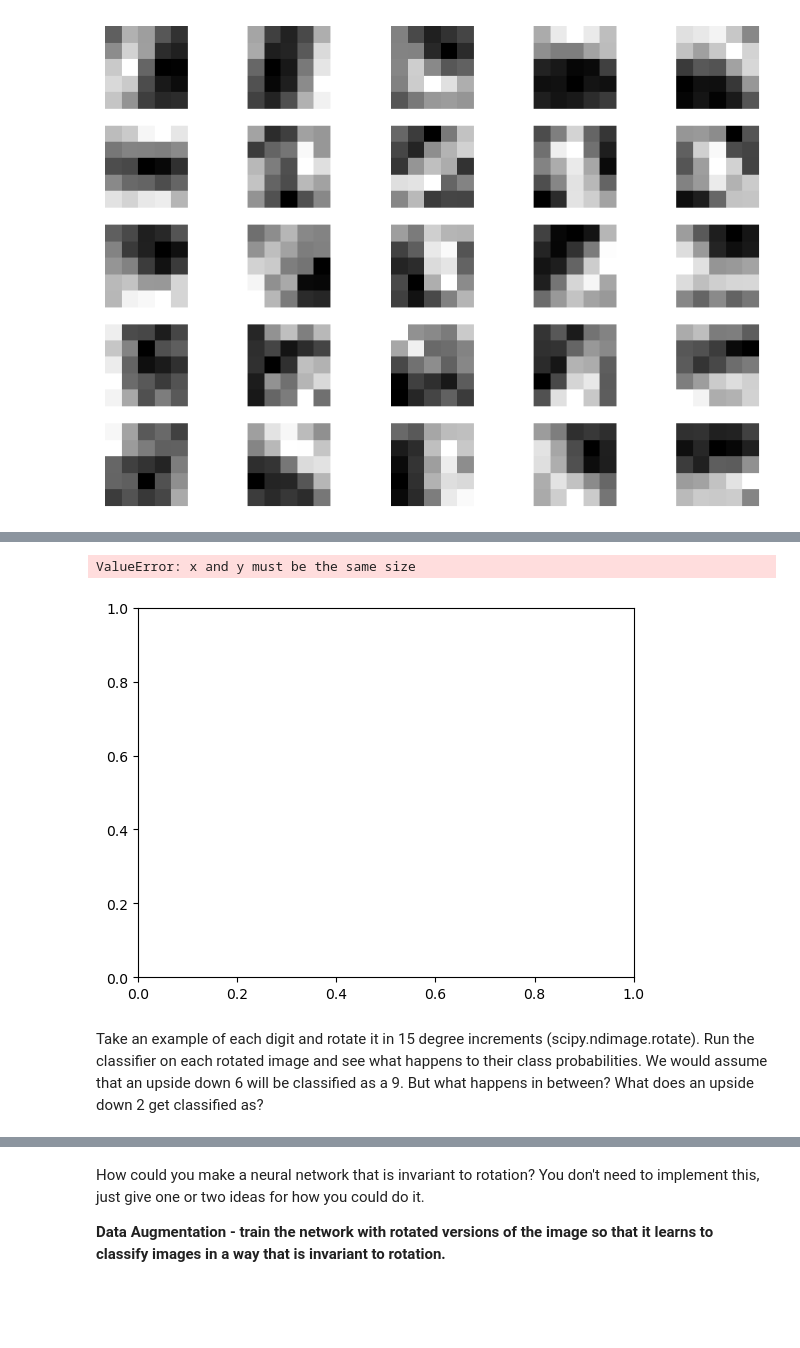
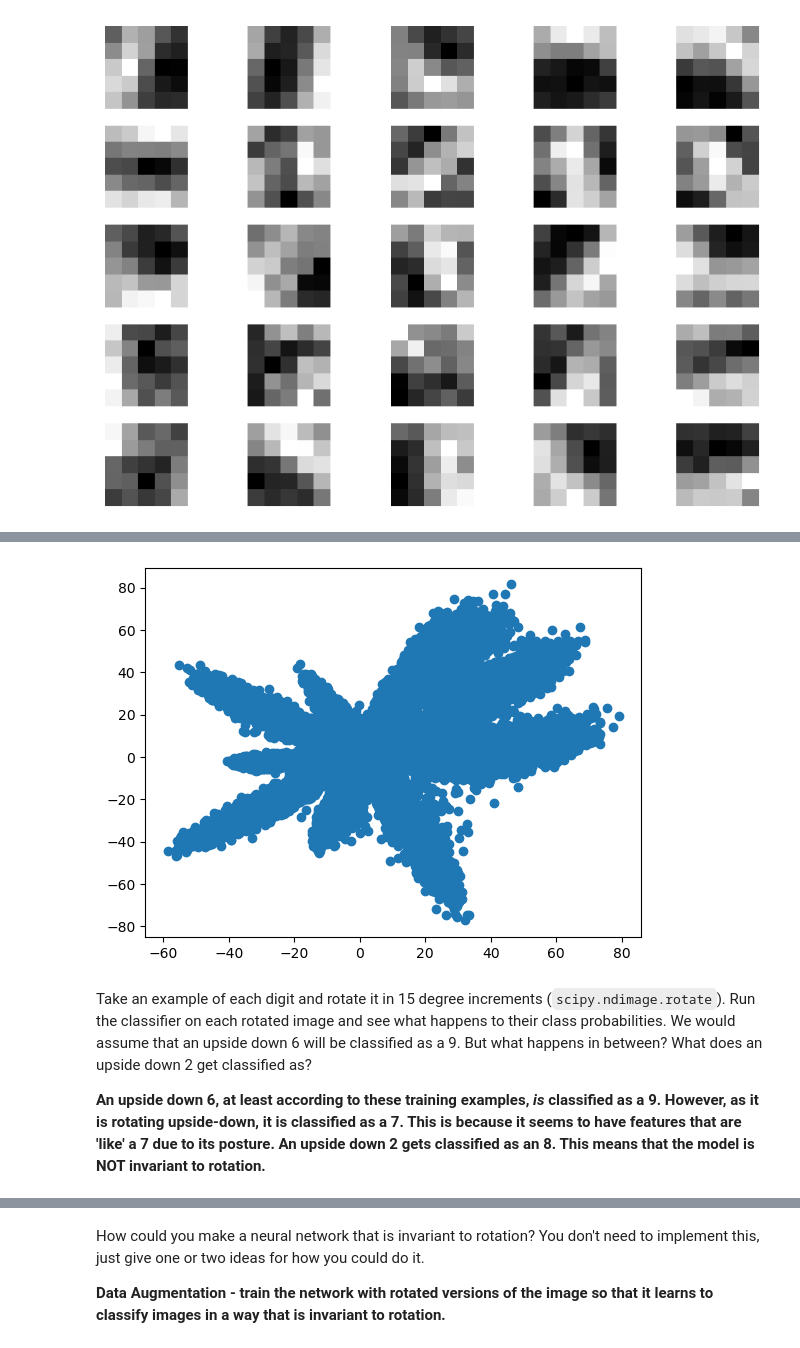
Before and after one commit to AmeerArsala/CSC-587, a Jupyter notebook: hw1/MNIST.ipynb, the cells around one changed output, grey strips where cells are left out. Cells and saved outputs as stored; diff of their text form; code cells hidden in the pictures; blank space fills up the shorter version.

```diff
--- a/hw1/MNIST.ipynb
+++ b/hw1/MNIST.ipynb
@@ -130,5 +141,5 @@ Epoch 200/200
 <keras.src.callbacks.History at 0x...>
 # %%
 # Save the model
-tf.keras.models.load_model("lenet.keras")
+model = tf.keras.models.load_model("lenet.keras")
 #model.save("lenet.h5")
@@ -188,0 +200,8 @@ Visualize the embedding learned by the network.  (In other words, make a scatter
+# %%
+# To do this, we need to make a 'new' model
+embedding_layer = model.layers[-2]
+
+embedding_model = Model(inputs=model.input, outputs=embedding_layer.output)
+# %%
+# generate embeddings
+embeddings = embedding_model.predict(X_train)
@@ -189,11 +210,4 @@ Visualize the embedding learned by the network.  (In other words, make a scatter
 # %%
-def generate_embeddings(x):
-  x_ = x
-  for i in range(len(model.layers) - 1):
-    x_ = model.layers[i](x_)
-
-  return x_
-
-
-plt.scatter(X_train[0], generate_embeddings(X_train))
+# Create scatter plot
+plt.scatter(embeddings[:, 0], embeddings[:, 1])
 # %% [output]
@@ -204,7 +215,8 @@ plt.scatter(X_train[0], generate_embeddings(X_train))
-ValueError: x and y must be the same size
-[figure, old version]
+[figure, new version]
 # %% [markdown]
-Take an example of each digit and rotate it in 15 degree increments (scipy.ndimage.rotate).  Run the classifier on each rotated image and see what happens to their class probabilities.  We would assume that an upside down 6 will be classified as a 9.  But what happens in between?  What does an upside down 2 get classified as?
+Take an example of each digit and rotate it in 15 degree increments (`scipy.ndimage.rotate`).  Run the classifier on each rotated image and see what happens to their class probabilities.  We would assume that an upside down 6 will be classified as a 9.  But what happens in between?  What does an upside down 2 get classified as?
+
+**An upside down 6, at least according to these training examples, *is* classified as a 9. However, as it is rotating upside-down, it is classified as a 7. This is because it seems to have features that are 'like' a 7 due to its posture. An upside down 2 gets classified as an 8. This means that the model is NOT invariant to rotation.**
 # %%
 import scipy
 from scipy import ndimage
```
Also changed, not shown: parts of 10 cells of this notebook, 1 other file.
